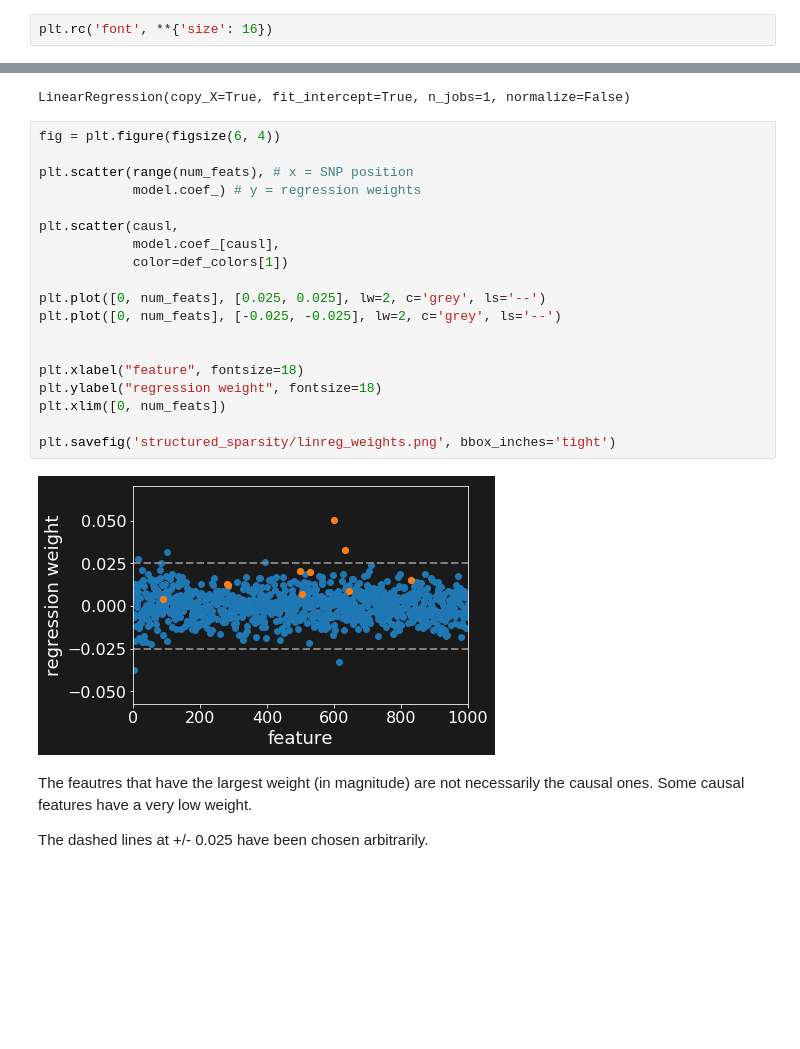
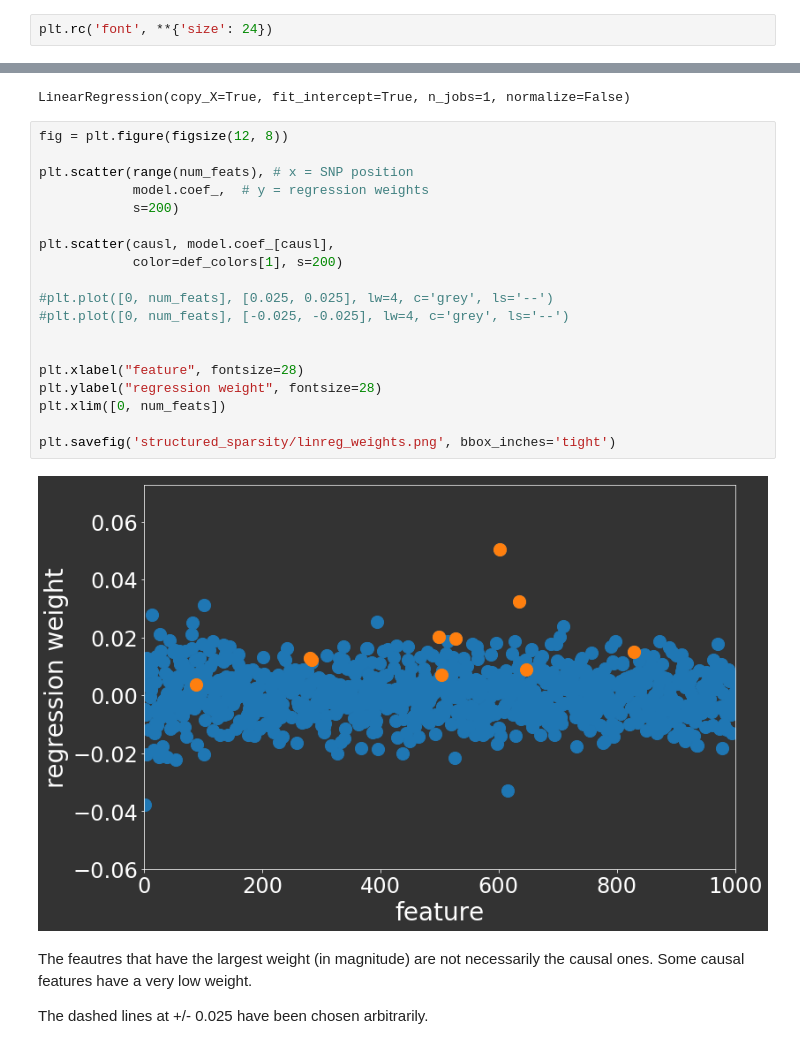
Before and after one commit to chagaz/sfan, a Jupyter notebook: StructuredSparsity.ipynb, the cells around one changed output, grey strips where cells are left out. Saved outputs shown, nothing was run; the diff lists cells and outputs as text; blank space fills up the shorter version.

```diff
--- a/StructuredSparsity.ipynb
+++ b/StructuredSparsity.ipynb
@@ -12,7 +12,7 @@ Populating the interactive namespace from numpy and matplotlib
 prop_cycle = plt.rcParams['axes.prop_cycle']
 def_colors = prop_cycle.by_key()['color']
 # %%
-plt.rc('font', **{'size': 16})
+plt.rc('font', **{'size': 24})
 # %%
 # To plot on dark background (for slides)
 plt.style.use('dark_style.mplstyle')
@@ -173,26 +173,26 @@ model.fit(X_train, y_train)
 # %% [output]
 LinearRegression(copy_X=True, fit_intercept=True, n_jobs=1, normalize=False)
 # %%
-fig = plt.figure(figsize(6, 4))
+fig = plt.figure(figsize(12, 8))
 
 plt.scatter(range(num_feats), # x = SNP position
-            model.coef_) # y = regression weights
+            model.coef_,  # y = regression weights
+            s=200)
 
-plt.scatter(causl,
-            model.coef_[causl],
-            color=def_colors[1])
+plt.scatter(causl, model.coef_[causl],
+            color=def_colors[1], s=200)
 
-plt.plot([0, num_feats], [0.025, 0.025], lw=2, c='grey', ls='--')
-plt.plot([0, num_feats], [-0.025, -0.025], lw=2, c='grey', ls='--')
+#plt.plot([0, num_feats], [0.025, 0.025], lw=4, c='grey', ls='--')
+#plt.plot([0, num_feats], [-0.025, -0.025], lw=4, c='grey', ls='--')
 
 
-plt.xlabel("feature", fontsize=18)
-plt.ylabel("regression weight", fontsize=18)
+plt.xlabel("feature", fontsize=28)
+plt.ylabel("regression weight", fontsize=28)
 plt.xlim([0, num_feats])
 
 plt.savefig('structured_sparsity/linreg_weights.png', bbox_inches='tight')
 # %% [output]
-[figure, old version]
+[figure, new version]
 # %% [markdown]
 The feautres that have the largest weight (in magnitude) are not necessarily the causal ones. Some causal features have a very low weight.
 
```
Also changed, not shown: parts of 15 cells of this notebook.
